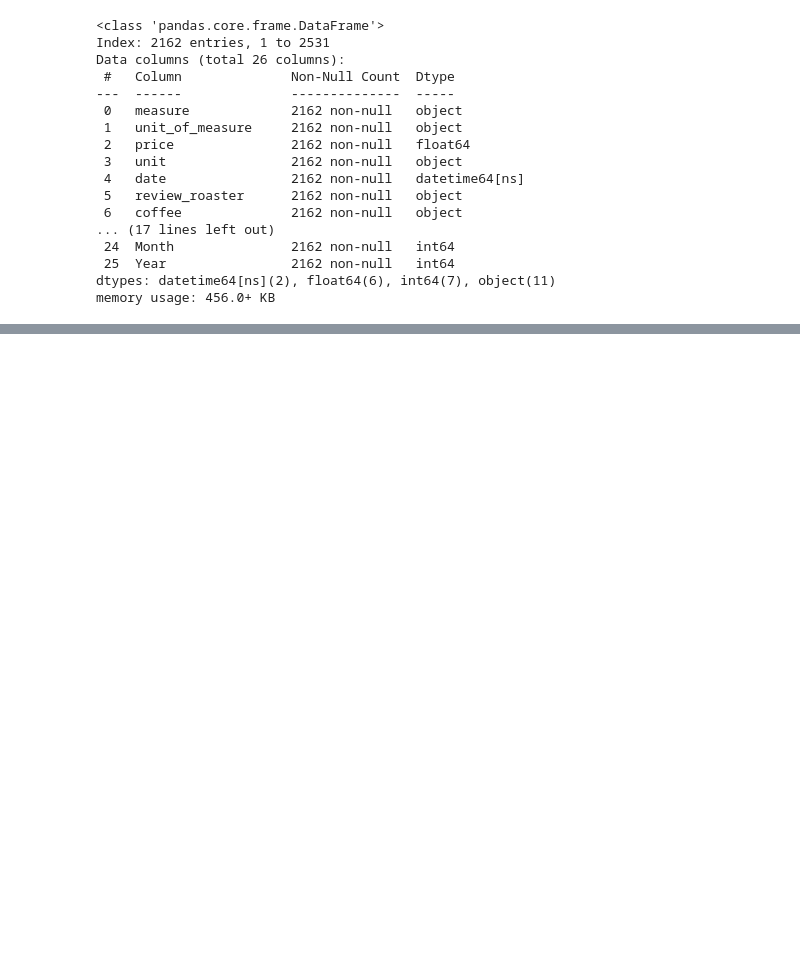
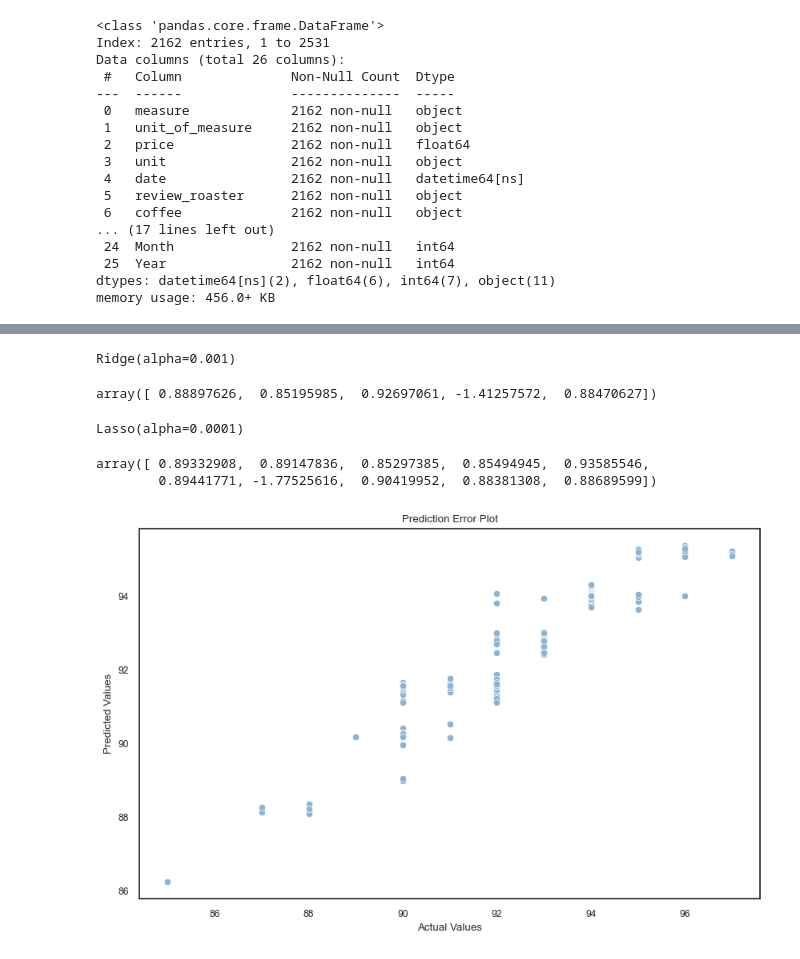
Before and after one commit to dchristofis/Coffee-price, a Jupyter notebook: coffee review analysis.ipynb, the cells around one changed output, grey strips where cells are left out. Saved outputs shown, nothing was run; the diff lists cells and outputs as text; code cells hidden in the pictures; blank space fills up the shorter version.

```diff
--- a/coffee review analysis.ipynb
+++ b/coffee review analysis.ipynb
@@ -479,5 +492,4 @@ df = df[df['unit_of_measure'] != 'grams']
 # %%
-features=['price', 'Aroma:', 'Body:', 'Flavor:',
-       'Aftertaste:', 'Acidity/Structure:', 'Unevent', 'Month', 'Year', 'Roast Level:_Dark',
-       'Roast Level:_Light', 'Roast Level:_Medium', 'Roast Level:_Medium-Dark',
-       'Roast Level:_Medium-Light']
+features=[  'Body:',  'Acidity/Structure:',   'Aftertaste:',
+        'coffee',  'Roaster Location:', 'Coffee Origin:', 'Unevent',
+        'Year', 'Roast Level:_Light', 'Roast Level:_Medium', 'Roast Level:_Medium-Light']
@@ -491,0 +496,9 @@ plt.show()
+# %%
+categorical_columns = [  'review_roaster','coffee',  'Roaster Location:', 'Coffee Origin:','Year']
+df_preprocessed = df.copy()
+le = LabelEncoder()
+categorical_columns = [  'review_roaster','coffee',  'Roaster Location:', 'Coffee Origin:','Year']
+for feature in categorical_columns:
+    df_preprocessed[feature] = le.fit_transform(df[feature])
+
+df_preprocessed
@@ -492,6 +521,6 @@ plt.show()
 # %%
-X = df[features]
-y = df['rating']
+X = df_preprocessed[features]
+y = df_preprocessed['rating']
 
 X_train, X_test, y_train, y_test = train_test_split(X, y, test_size = 0.2, random_state=2)
 # %%
@@ -531,0 +565,9 @@ R2 score:  99.40170199594965
+# %%
+ri = Ridge(alpha=0.001)
+ri.fit(X_train, y_train)
+# %% [output]
+Ridge(alpha=0.001)
+# %%
+cross_val_score(ri, X, y, cv = 10)
+# %% [output]
+array([ 0.88897626,  0.85195985,  0.92697061, -1.41257572,  0.88470627])
@@ -531,0 +576,19 @@ R2 score:  99.40170199594965
+# %%
+lasso_small.fit(X_train, y_train)
+# %% [output]
+Lasso(alpha=0.0001)
+# %%
+cross_val_score(lasso_small, X, y, cv = 10)
+# %% [output]
+array([ 0.89332908,  0.89147836,  0.85297385,  0.85494945,  0.93585546,
+        0.89441771, -1.77525616,  0.90419952,  0.88381308,  0.88689599])
+# %%
+# Plot prediction error
+plt.figure(figsize=(10, 6))
+sns.scatterplot(x=y_test, y=y_pred)
+plt.title('Prediction Error Plot')
+plt.xlabel('Actual Values')
+plt.ylabel('Predicted Values')
+plt.show()
+# %% [output]
+[figure, added]
```
Also changed, not shown: parts of 14 cells of this notebook, 1 other file.
